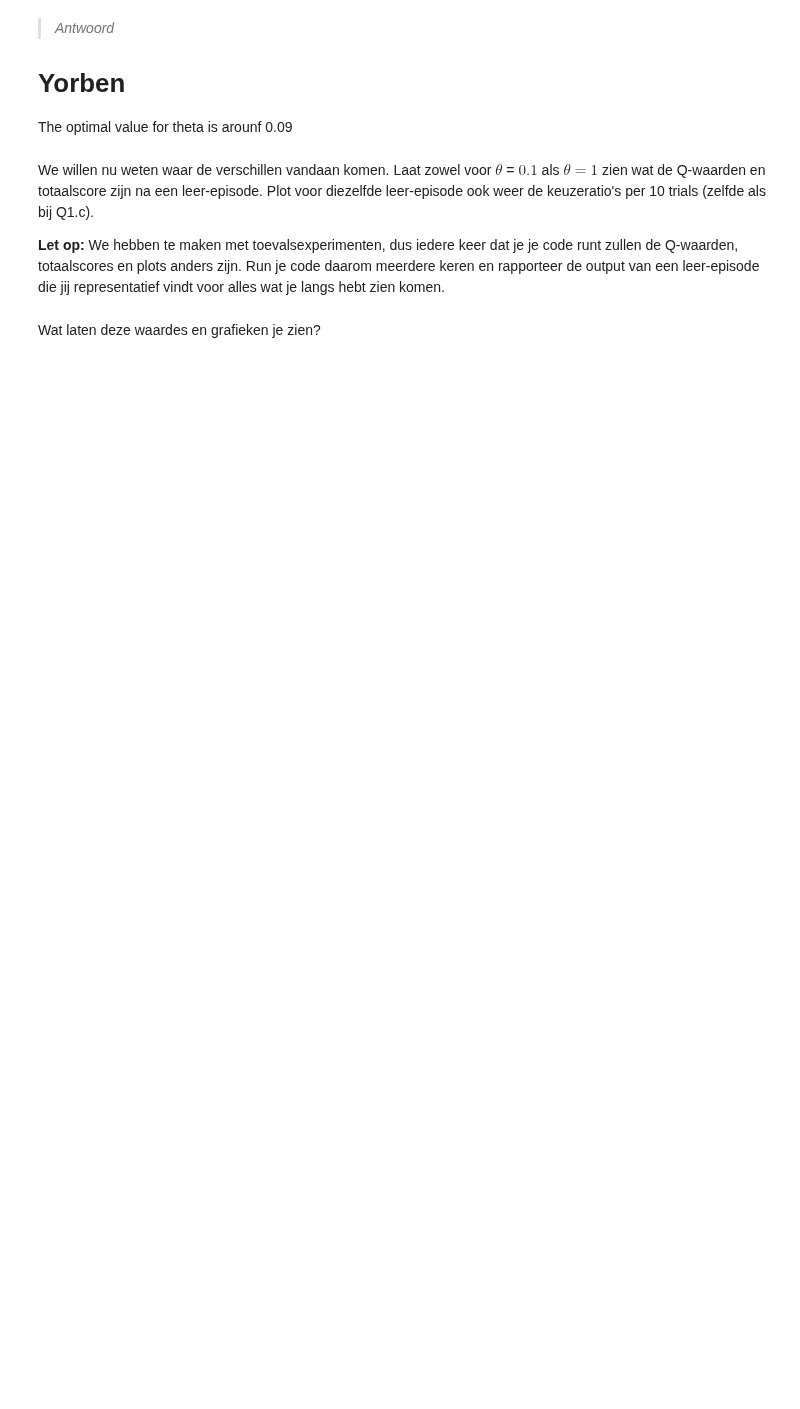
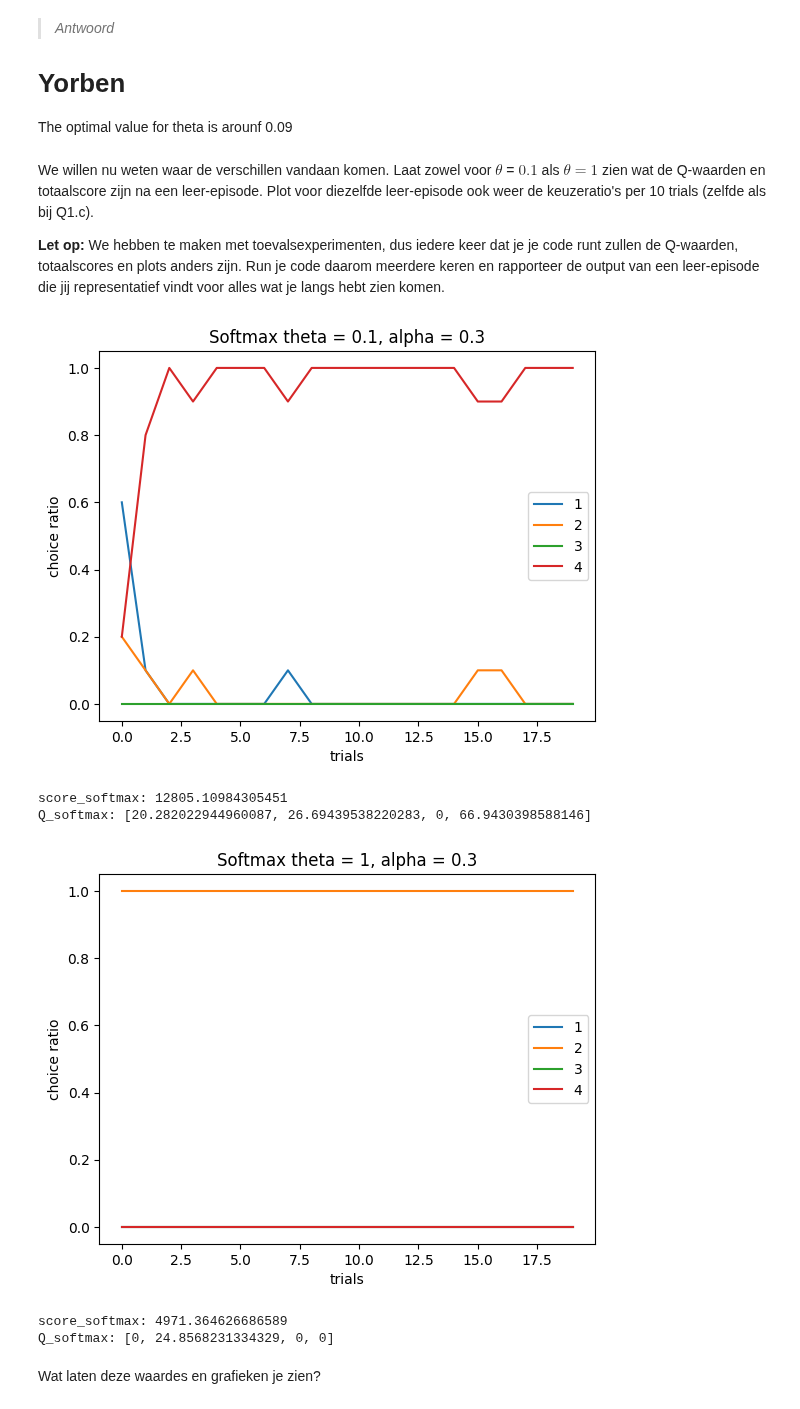
Before and after one commit to YorbenKoolhaas/cogmod, a Jupyter notebook: hw2/Assignment_2.ipynb, the cells around one changed output. Cells and saved outputs as stored; diff of their text form; code cells hidden in the pictures; blank space fills up the shorter version.

```diff
--- a/hw2/Assignment_2.ipynb
+++ b/hw2/Assignment_2.ipynb
@@ -725,2 +722,46 @@ __Let op:__ We hebben te maken met toevalsexperimenten, dus iedere keer dat je j
+# %%
+# TO DO plot
+plt.title("Softmax theta = 0.1, alpha = 0.3")
+Q, score, choice_1, choice_2, choice_3, choice_4, outcomes = q_learn_softmax(0.3, 0.1)
+
+result1 = choice_1.reshape(-1, 10).mean(axis=1)
+result2 = choice_2.reshape(-1, 10).mean(axis=1)
+result3 = choice_3.reshape(-1, 10).mean(axis=1)
+result4 = choice_4.reshape(-1, 10).mean(axis=1)
+plt.plot(result1, label=r"$1$")
+plt.plot(result2, label=r"$2$")
+plt.plot(result3, label=r"$3$")
+plt.plot(result4, label=r"$4$")
+plt.legend()
+plt.ylabel("choice ratio")
+plt.xlabel("trials")
+plt.show()
+print(f'score_softmax: {score}')
+print(f'Q_softmax: {Q}')
+
+plt.title("Softmax theta = 1, alpha = 0.3")
+Q, score, choice_1, choice_2, choice_3, choice_4, outcomes = q_learn_softmax(0.3, 1.0)
+
+result1 = choice_1.reshape(-1, 10).mean(axis=1)
+result2 = choice_2.reshape(-1, 10).mean(axis=1)
+result3 = choice_3.reshape(-1, 10).mean(axis=1)
+result4 = choice_4.reshape(-1, 10).mean(axis=1)
+plt.plot(result1, label=r"$1$")
+plt.plot(result2, label=r"$2$")
+plt.plot(result3, label=r"$3$")
+plt.plot(result4, label=r"$4$")
+plt.legend()
+plt.ylabel("choice ratio")
+plt.xlabel("trials")
+plt.show()
+print(f'score_softmax: {score}')
+print(f'Q_softmax: {Q}')
+# %% [output]
+[figure, added]
+score_softmax: 12805.10984305451
+Q_softmax: [20.282022944960087, 26.69439538220283, 0, 66.9430398588146]
+[figure, added]
+score_softmax: 4971.364626686589
+Q_softmax: [0, 24.8568231334329, 0, 0]
 # %% [markdown]
 Wat laten deze waardes en grafieken je zien?
```
Also changed, not shown: parts of 22 cells of this notebook.
